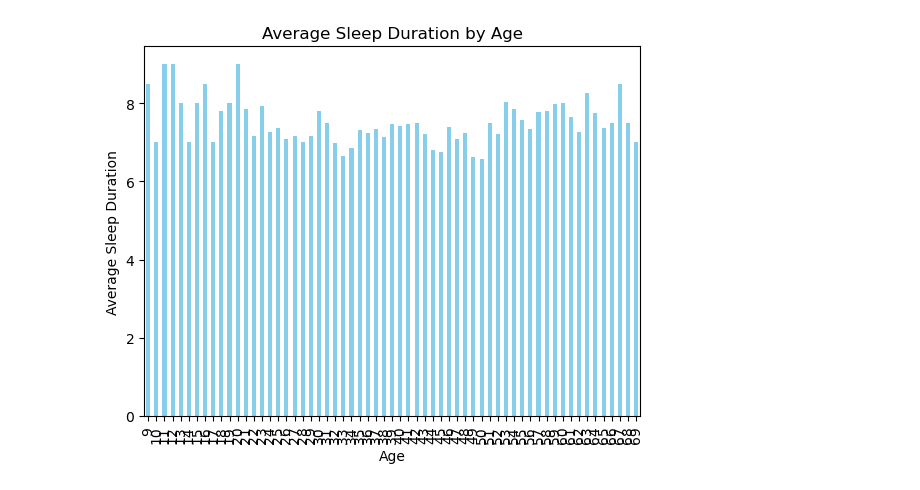
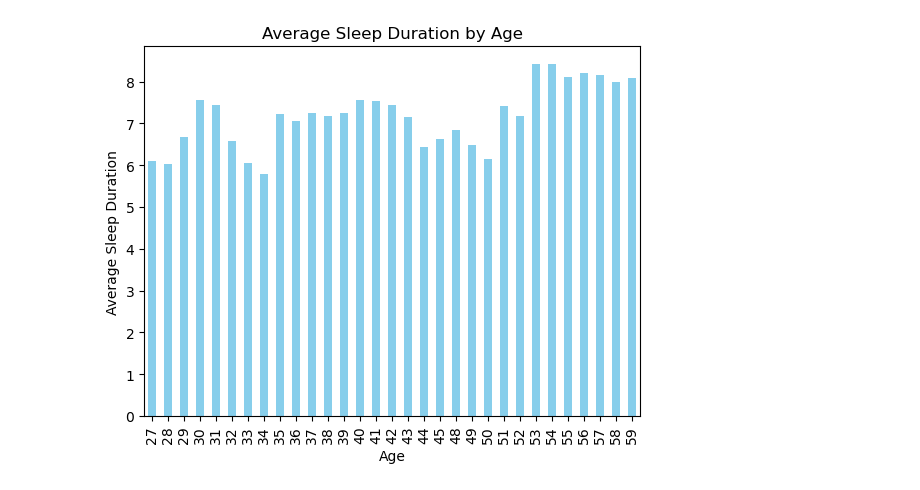
Before and after one commit to GBishop85/Project-One, a Jupyter notebook: Project_1_Sleep_Disorders.ipynb, the cells around one changed output. Cells and saved outputs as stored; diff of their text form; code cells hidden in the pictures.

Commit message:
Deleted 2nd CSV & Added More Graphs

```diff
--- a/Project_1_Sleep_Disorders.ipynb
+++ b/Project_1_Sleep_Disorders.ipynb
@@ -98,10 +30,12 @@ sleep_data_complete
 # %%
-sleep_bar = sleep_data_complete.groupby('Age')['Sleep duration'].mean()
+#Average Sleep Duration by Age - Bar Graph
+
+sleep_bar = sleep_health_data.groupby('Age')['Sleep Duration'].mean()
 
 sleep_bar.plot(kind='bar', color='skyblue')
 plt.xlabel('Age')
 plt.ylabel('Average Sleep Duration')
 plt.title('Average Sleep Duration by Age')
 plt.show()
 # %% [output]
-[figure, old version]
+[figure, new version]
```
Also changed, not shown: parts of 9 cells of this notebook.
